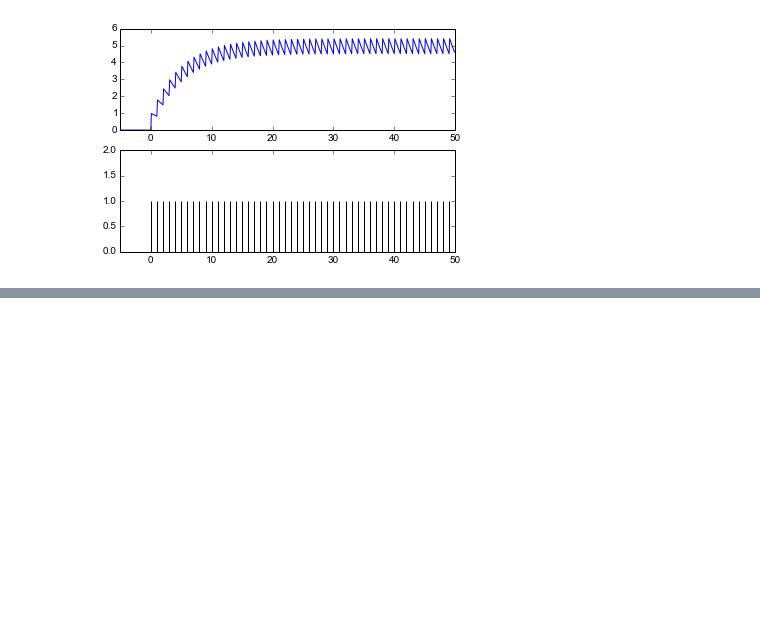
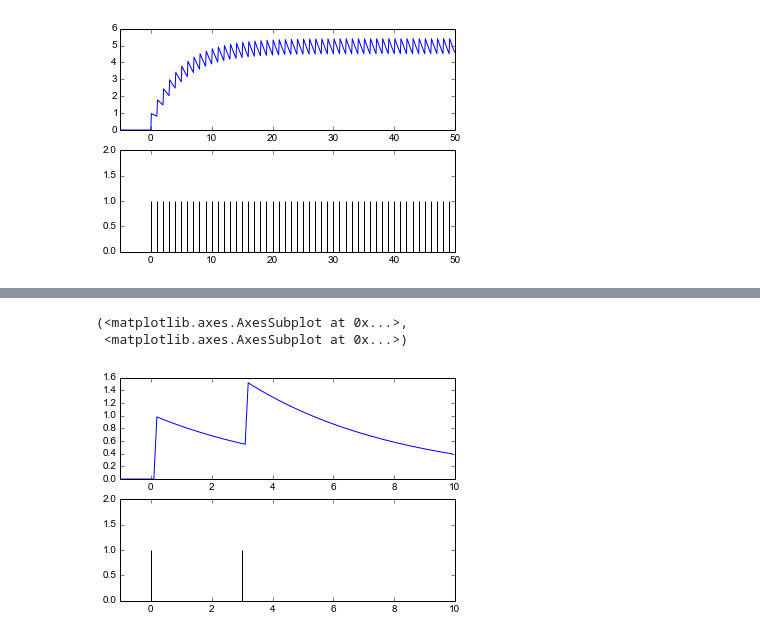
Before and after one commit to Bam4d/BLIF, a Jupyter notebook: Mathematics of BLIF Spiking NN models.ipynb, the cells around one changed output, grey strips where cells are left out. Drawn from its saved outputs; the diff is of its cells as text; code cells hidden in the pictures; blank space fills up the shorter version.

```diff
--- a/Mathematics of BLIF Spiking NN models.ipynb
+++ b/Mathematics of BLIF Spiking NN models.ipynb
@@ -183,0 +201,36 @@ ValueError: x and y must have same first dimension
+# %%
+
+# Generate action potential graph using event based method instead of mathematical
+def generate_BLIF_events(t, phi, A, epsilon):
+
+    Vt = np.zeros_like(t)
+    prev_Vt = 0
+    idx = 0
+    prev_fire_t = 0
+    for i, dt in enumerate(t):
+
+        Vt_t = prev_Vt*np.exp(-(dt-prev_fire_t)/epsilon) if idx > 0 else 0
+
+        if len(phi) > idx and dt > phi[idx]:
+            prev_fire_t = dt
+            prev_Vt = Vt_t + A[idx]
+            idx+=1
+
+        Vt[i] = Vt_t
+
+    return Vt
+
+min = -1.0
+max = 10.0
+t = np.arange(min, max, 0.1)
+
+epsilon = 5.0
+phi = [0, 3]
+A = [1, 1]
+
+Vt = generate_BLIF_events(t, phi, A, epsilon)
+plot_BLIF(t, phi, A, Vt)
+# %% [output]
+(<matplotlib.axes.AxesSubplot at 0x...>,
+ <matplotlib.axes.AxesSubplot at 0x...>)
+[figure, added]
```
Also changed, not shown: parts of 10 cells of this notebook.
